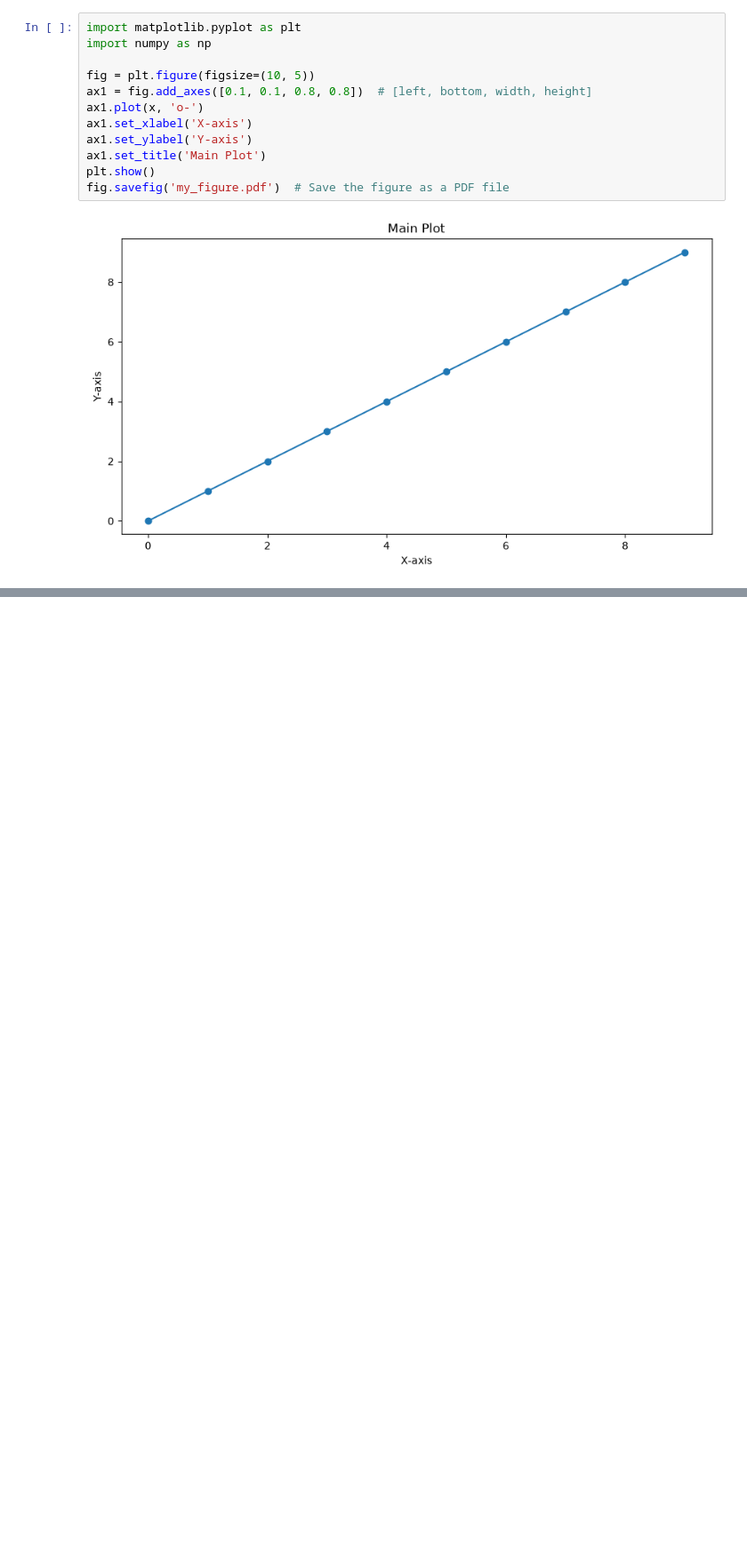
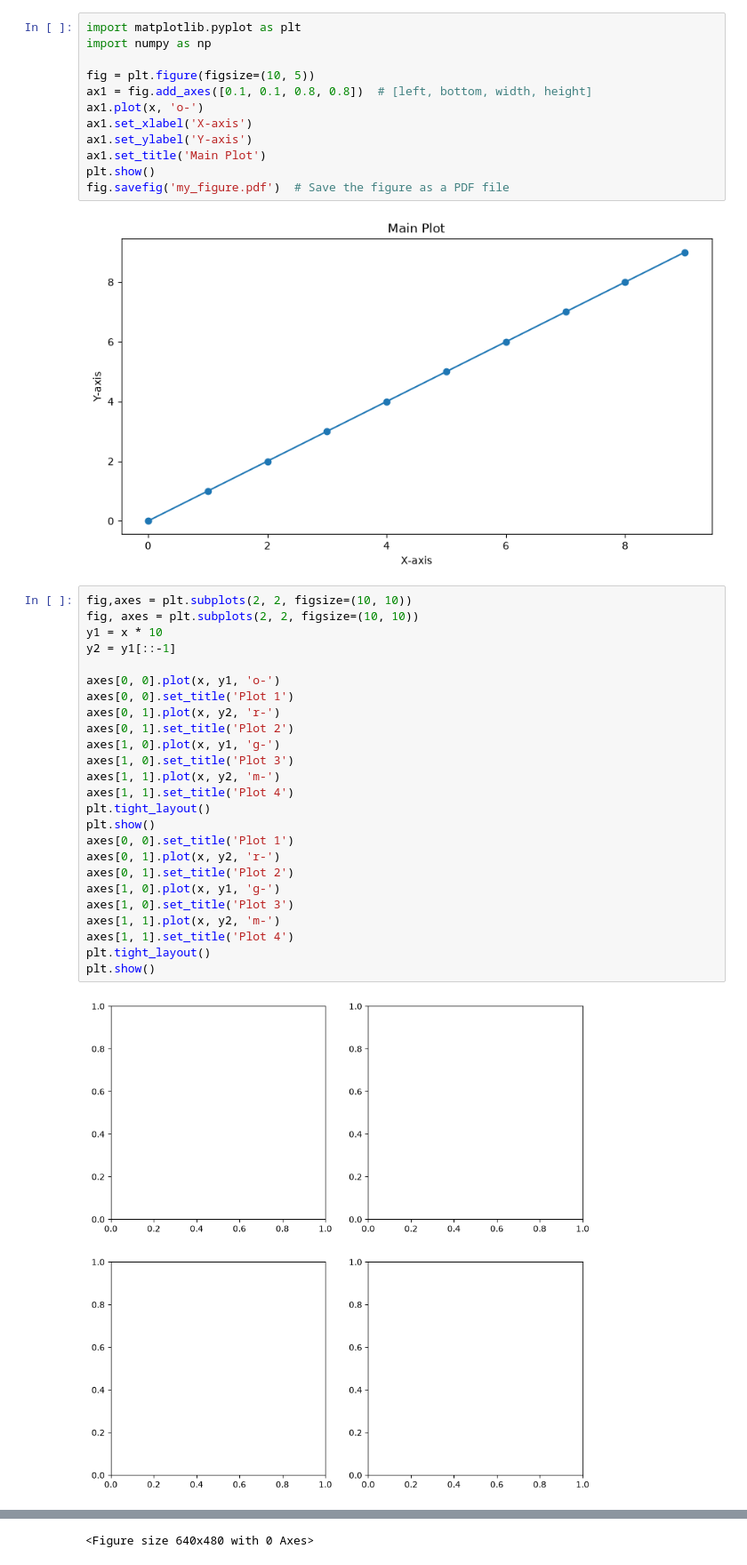
Before and after one commit to NazmullSyntax/data_visulazation, a Jupyter notebook: demo.ipynb, the cells around one changed output, grey strips where cells are left out. Shown at 89% size. Saved outputs shown, nothing was run; the diff lists cells and outputs as text; blank space fills up the shorter version.

```diff
--- a/demo.ipynb
+++ b/demo.ipynb
@@ -124,3 +124,30 @@ plt.show()
 fig.savefig('my_figure.pdf')  # Save the figure as a PDF file
 # %% [output]
 [figure]
+# %%
+fig,axes = plt.subplots(2, 2, figsize=(10, 10))
+fig, axes = plt.subplots(2, 2, figsize=(10, 10))
+y1 = x * 10
+y2 = y1[::-1]
+
+axes[0, 0].plot(x, y1, 'o-')
+axes[0, 0].set_title('Plot 1')
+axes[0, 1].plot(x, y2, 'r-')
+axes[0, 1].set_title('Plot 2')
+axes[1, 0].plot(x, y1, 'g-')
+axes[1, 0].set_title('Plot 3')
+axes[1, 1].plot(x, y2, 'm-')
+axes[1, 1].set_title('Plot 4')
+plt.tight_layout()
+plt.show()
+axes[0, 0].set_title('Plot 1')
+axes[0, 1].plot(x, y2, 'r-')
+axes[0, 1].set_title('Plot 2')
+axes[1, 0].plot(x, y1, 'g-')
+axes[1, 0].set_title('Plot 3')
+axes[1, 1].plot(x, y2, 'm-')
+axes[1, 1].set_title('Plot 4')
+plt.tight_layout()
+plt.show()
+# %% [output]
+[figure, added]
@@ -126,0 +155 @@ fig.savefig('my_figure.pdf')  # Save the figure as a PDF file
+<Figure size 640x480 with 0 Axes>
```
Also changed, not shown: parts of 1 cell of this notebook.
